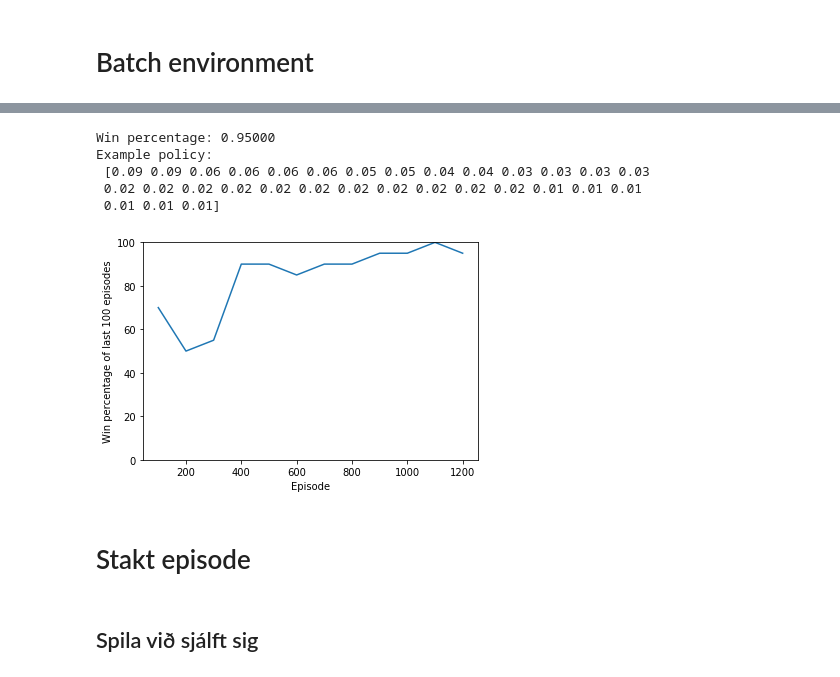
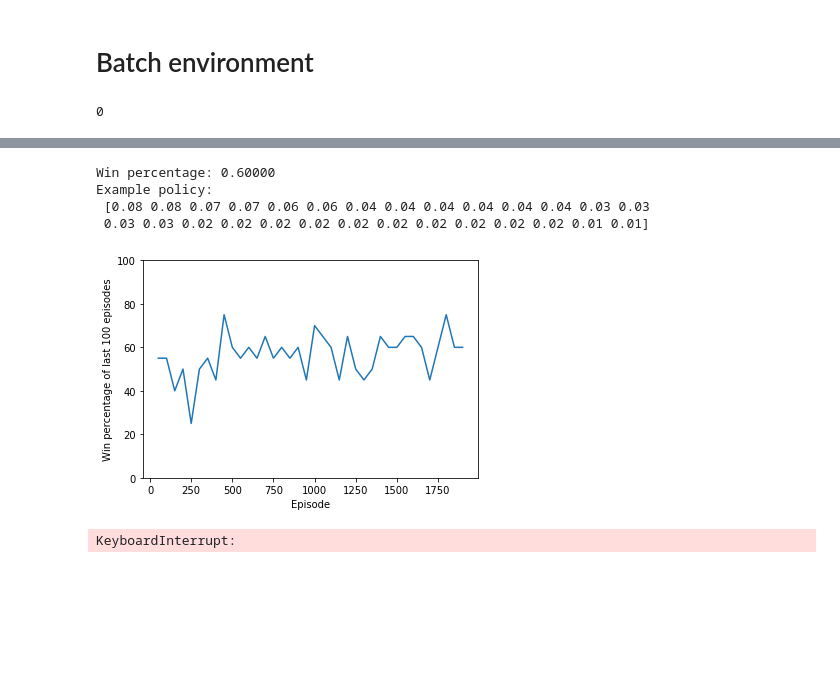
Before and after one commit to bgautijonsson/Backgammon, a Jupyter notebook: TensorflowWithClassEnv.ipynb, the cells around one changed output, grey strips where cells are left out. Saved outputs shown, nothing was run; the diff lists cells and outputs as text; code cells hidden in the pictures; blank space fills up the shorter version.

```diff
--- a/TensorflowWithClassEnv.ipynb
+++ b/TensorflowWithClassEnv.ipynb
@@ -524,2 +377,6 @@ s = tf.InteractiveSession()
 # %%
-AC = ActorCritic(sess = s, entropy = 0.1, learning_rate = 0.0005, gamma = 0.99, read_file = False)
+AC = ActorCritic(entropy = 0.1, learning_rate = 0.00005, gamma = 0.99, read_file = True)
+# %%
+AC._iters
+# %% [output]
+0
@@ -544,15 +403,11 @@ Non-trainable params: 0
 _________________________________________________________________
 None
 # %%
-AsyncSelfPlay(player = AC, n_envs = 50, test_each = 100, test_games = 20)
+AsyncSelfPlay(player = AC, n_games = 10000, n_envs = 100, test_each = 50, test_games = 20)
 # %% [output]
-Win percentage: 0.95000
+Win percentage: 0.60000
 Example policy:
- [0.09 0.09 0.06 0.06 0.06 0.06 0.05 0.05 0.04 0.04 0.03 0.03 0.03 0.03
- 0.02 0.02 0.02 0.02 0.02 0.02 0.02 0.02 0.02 0.02 0.02 0.01 0.01 0.01
- 0.01 0.01 0.01]
+ [0.08 0.08 0.07 0.07 0.06 0.06 0.04 0.04 0.04 0.04 0.04 0.04 0.03 0.03
+ 0.03 0.03 0.02 0.02 0.02 0.02 0.02 0.02 0.02 0.02 0.02 0.02 0.01 0.01]
-[figure, old version]
+[figure, new version]
+KeyboardInterrupt:
-# %% [markdown]
-# Stakt episode
-# %% [markdown]
-## Spila við sjálft sig
```
Also changed, not shown: parts of 29 cells of this notebook.
